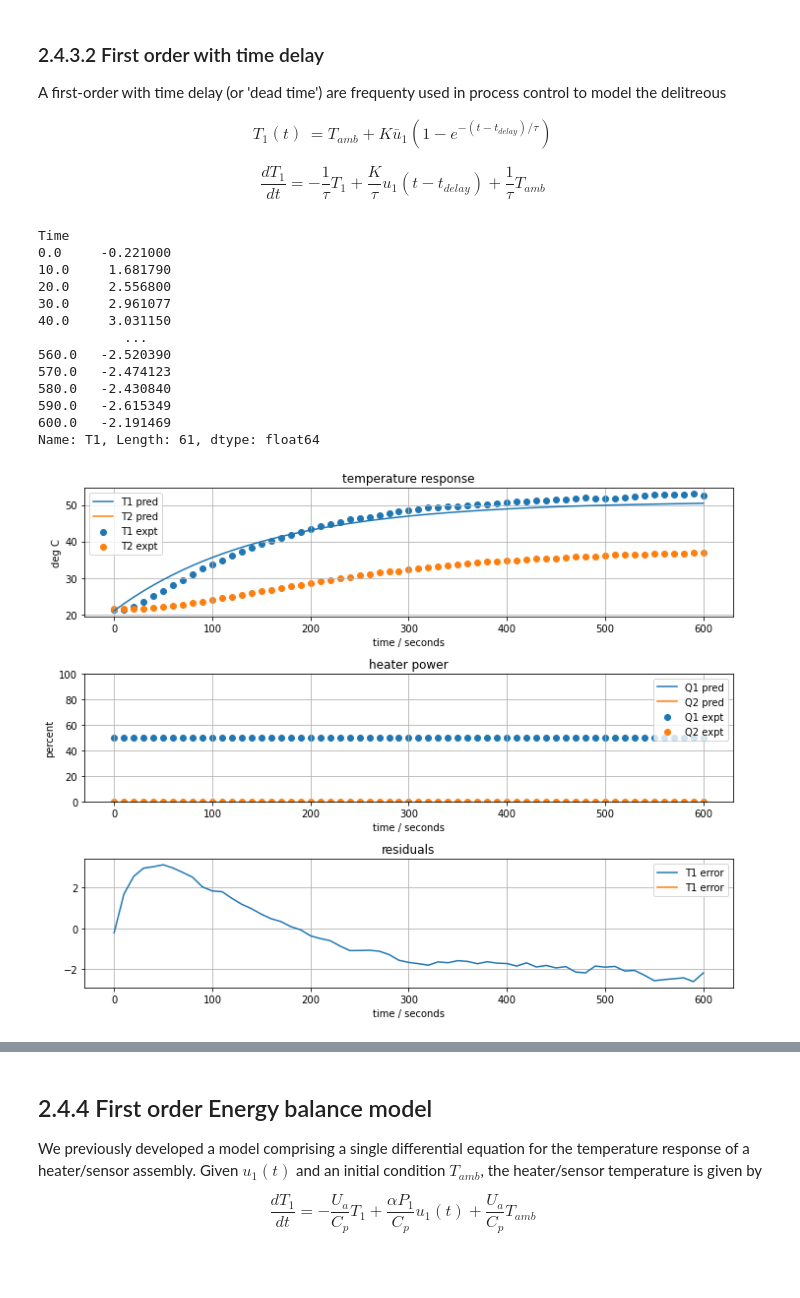
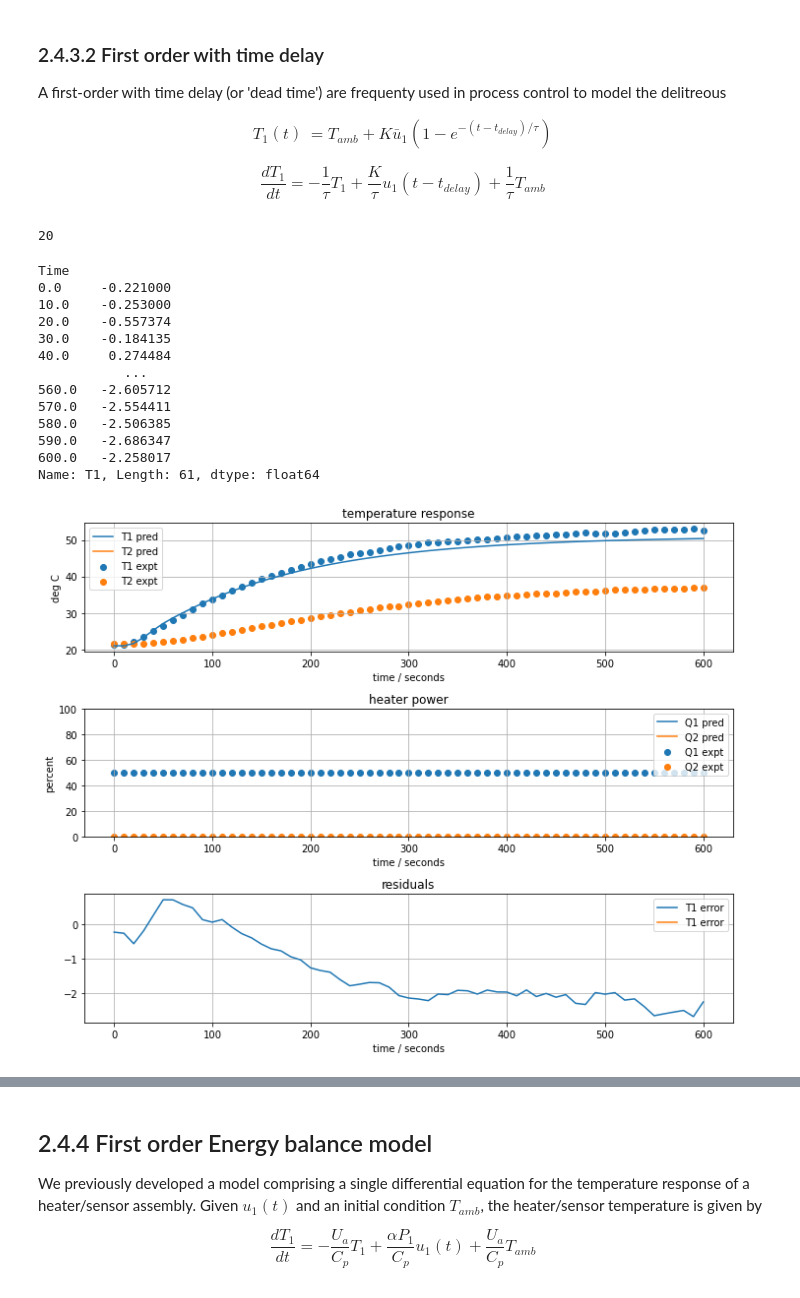
Before and after one commit to jckantor/cbe30338-2021, a Jupyter notebook: docs/02.04-Model-Identification.ipynb, the cells around one changed output, grey strips where cells are left out. Cells and saved outputs as stored; diff of their text form; code cells hidden in the pictures.

```diff
--- a/docs/02.04-Model-Identification.ipynb
+++ b/docs/02.04-Model-Identification.ipynb
@@ -255,38 +255,54 @@ $$\frac{dT_1}{dt} = -\frac{1}{\tau}T_1 + \frac{K}{\tau}u_1(t-t_{delay}) + \frac{
 # %%
 # parameter values and units
 T_amb = 21                 # deg C
 u1bar = expt["Q1"].mean()
 t_expt = expt.index
 
 # adjustable parameters
 K = 0.6
 tau = 150
-t_delay = 0
+t_delay = 20
 
 def model_first_order_delay(param, plot=False):
     K, tau, t_delay = param
+    print(t_delay)
+
+    def u(t):
+        t_p = np.insert(np.array(t_expt), 0, 0)
+        u_p = np.insert(np.array(expt["Q1"]), 0, 0)
+        return np.interp(t, t_p, u_p)
+
+    def deriv(t, y):
+        return -y[0]/tau + K*u(t-t_delay)/tau + T_amb/tau
+
+    soln = solve_ivp(deriv, [min(t_expt), max(t_expt)], [T_amb], t_eval=t_expt)
+
     pred = pd.DataFrame(columns=["T1", "T2", "Q1", "Q2"], index=t_expt)
-    pred["T1"] = [T_amb + K*u1bar*(1 - np.exp(-(t-t_delay)/tau)) if t > t_delay else T_amb for t in t_expt]
+    # pred["T1"] = [T_amb + K*u1bar*(1 - np.exp(-(t-t_delay)/tau)) if t > t_delay else T_amb for t in t_expt]
+    pred["T1"] = soln.y[0]
+
     if plot:
         plot_data(expt, pred)
+
     return pred["T1"] - expt["T1"]
 
 model_first_order_delay([K, tau, t_delay], True)
 # %% [output]
-Time
-0.0     -0.221000
-10.0     1.681790
-20.0     2.556800
-30.0     2.961077
-40.0     3.031150
-           ...
-560.0   -2.520390
-570.0   -2.474123
-580.0   -2.430840
-590.0   -2.615349
-600.0   -2.191469
-Name: T1, Length: 61, dtype: float64
+20
+Time
+0.0     -0.221000
+10.0    -0.253000
+20.0    -0.557374
+30.0    -0.184135
+40.0     0.274484
+           ...
+560.0   -2.605712
+570.0   -2.554411
+580.0   -2.506385
+590.0   -2.686347
+600.0   -2.258017
+Name: T1, Length: 61, dtype: float64
-[figure, old version]
+[figure, new version]
 # %%
 results = least_squares(model_first_order_delay,  [K, tau, t_delay])
 K, tau, t_delay = results.x
```
Also changed, not shown: parts of 2 cells of this notebook, 22 other files.
